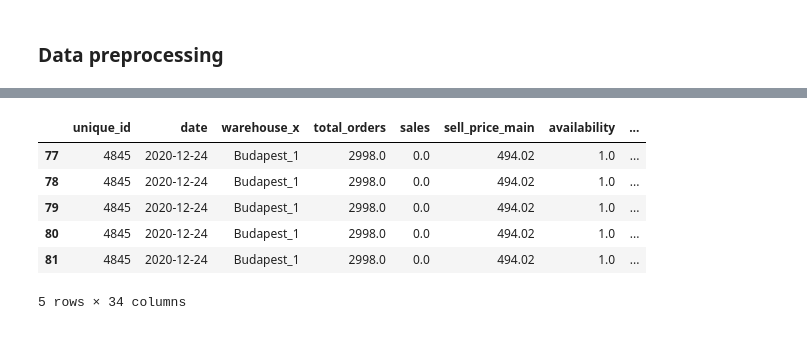
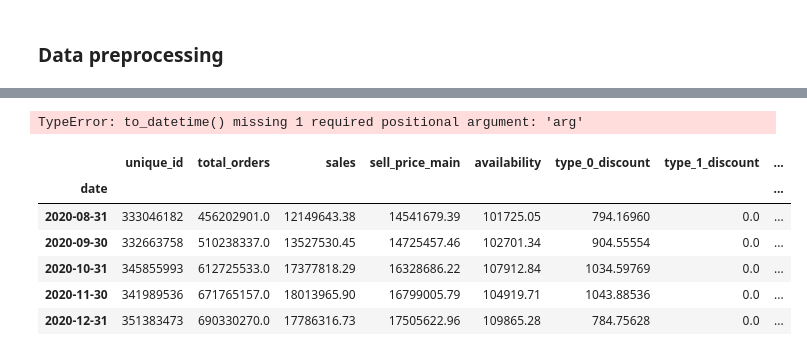
Before and after one commit to lmacakova/PFDA, a Jupyter notebook: pfda_project/project.ipynb, the cells around one changed output, grey strips where cells are left out. Cells and saved outputs as stored; diff of their text form; code cells hidden in the pictures.

```diff
--- a/pfda_project/project.ipynb
+++ b/pfda_project/project.ipynb
@@ -253,10 +386,14 @@ data = data.dropna()
+# %%
+sales_calendar=pd.to_datetime()
+# %% [output]
+TypeError: to_datetime() missing 1 required positional argument: 'arg'
 # %%
-data.head()
+resampled_sales_calendar.head()
 # %% [output]
-|  | unique_id | date | warehouse_x | total_orders | sales | sell_price_main | availability | ... |
-| 77 | 4845 | 2020-12-24 | Budapest_1 | 2998.0 | 0.0 | 494.02 | 1.0 | ... |
-| 78 | 4845 | 2020-12-24 | Budapest_1 | 2998.0 | 0.0 | 494.02 | 1.0 | ... |
-| 79 | 4845 | 2020-12-24 | Budapest_1 | 2998.0 | 0.0 | 494.02 | 1.0 | ... |
-| 80 | 4845 | 2020-12-24 | Budapest_1 | 2998.0 | 0.0 | 494.02 | 1.0 | ... |
-| 81 | 4845 | 2020-12-24 | Budapest_1 | 2998.0 | 0.0 | 494.02 | 1.0 | ... |
+|  | unique_id | total_orders | sales | sell_price_main | availability | type_0_discount | type_1_discount | ... |
+| date |  |  |  |  |  |  |  | ... |
+| 2020-08-31 | 333046182 | 456202901.0 | 12149643.38 | 14541679.39 | 101725.05 | 794.16960 | 0.0 | ... |
+| 2020-09-30 | 332663758 | 510238337.0 | 13527530.45 | 14725457.46 | 102701.34 | 904.55554 | 0.0 | ... |
+| 2020-10-31 | 345855993 | 612725533.0 | 17377818.29 | 16328686.22 | 107912.84 | 1034.59769 | 0.0 | ... |
+| 2020-11-30 | 341989536 | 671765157.0 | 18013965.90 | 16799005.79 | 104919.71 | 1043.88536 | 0.0 | ... |
+| 2020-12-31 | 351383473 | 690330270.0 | 17786316.73 | 17505622.96 | 109865.28 | 784.75628 | 0.0 | ... |
-5 rows × 34 columns
```
Also changed, not shown: parts of 45 cells of this notebook.
